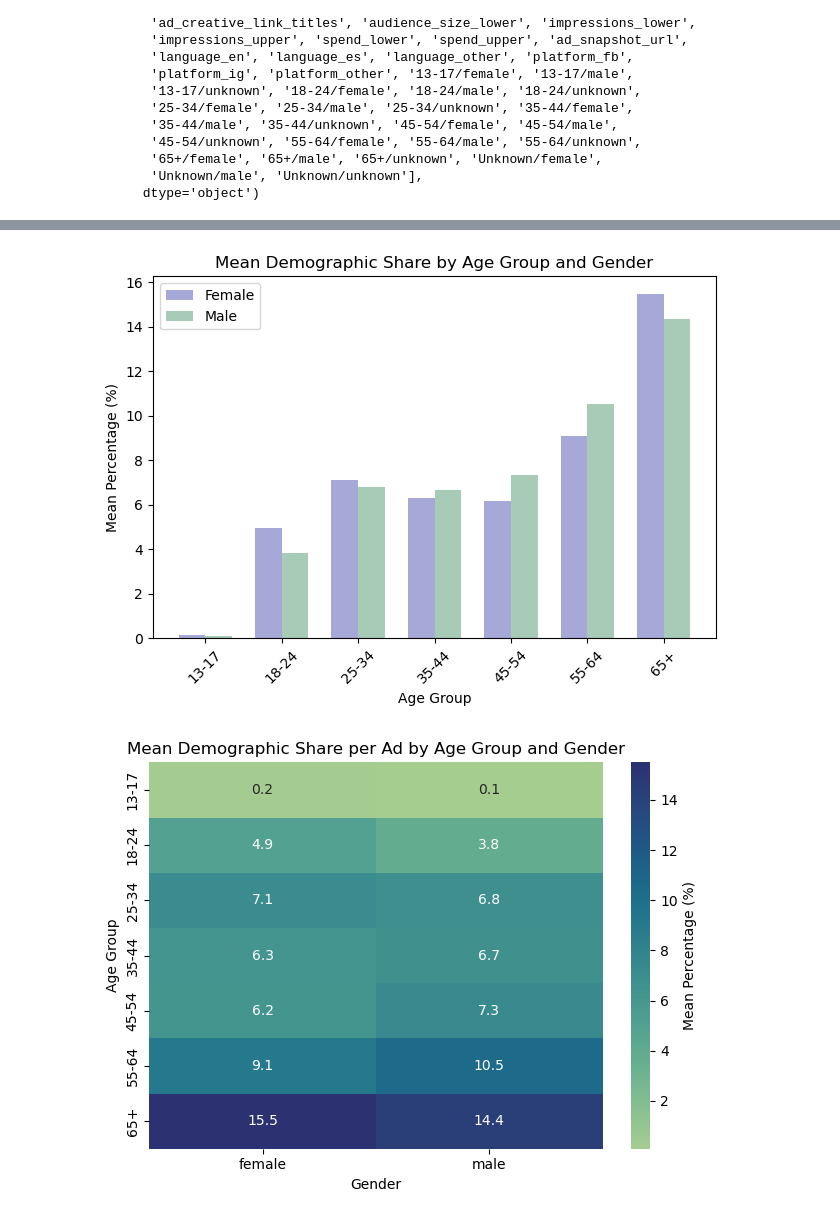
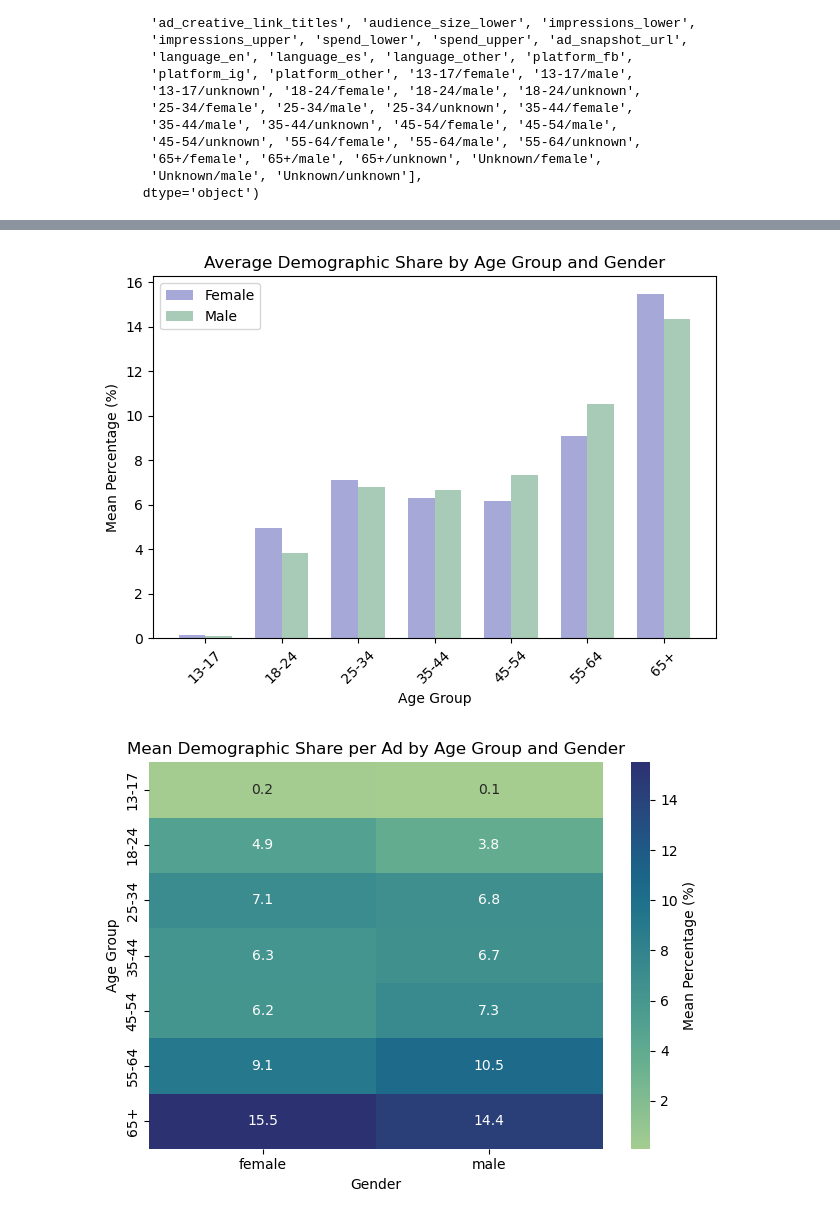
Before and after one commit to jex004/math189-final-project, a Jupyter notebook: claire-eda.ipynb, the cells around one changed output, grey strips where cells are left out. Cells and saved outputs as stored; diff of their text form; code cells hidden in the pictures.

Commit message:
added figures for report

```diff
--- a/claire-eda.ipynb
+++ b/claire-eda.ipynb
@@ -39,12 +39,7 @@ Index(['id', 'ad_creation_time', 'ad_delivery_start_time', 'bylines',
 demo_cols = [c for c in df.columns if '/' in c]
 
 # melt
-demo_df = (
-    df.melt(
-        id_vars=['id', 'impressions_lower', 'impressions_upper', 'spend_lower', 'spend_upper'],
-        value_vars=demo_cols
-    )
-)
+demo_df = (df.melt(id_vars=['id', 'impressions_lower', 'impressions_upper', 'spend_lower', 'spend_upper'], value_vars=demo_cols))
 demo_df[['age_group','gender']] = demo_df['variable'].str.split('/', expand=True)
 demo_df = demo_df.drop(columns=['variable'])
 
@@ -77,33 +72,33 @@ demo_df_valid.head()
 # %%
 # Compute mean share by age_group and gender
 mean_demo = (demo_df_valid.groupby(['age_group', 'gender'], as_index=False).agg({'value': 'mean'}))
 
 # Pivot for grouped bar plotting
 pivot_demo = mean_demo.pivot(index='age_group', columns='gender', values='value')
 
 import matplotlib.pyplot as plt
 import numpy as np
 
 # Ensure consistent age order (sorted naturally)
 pivot_demo = pivot_demo.sort_index()
 
 x = np.arange(len(pivot_demo.index))
 width = 0.35
 
 plt.figure()
 plt.bar(x - width/2, pivot_demo['female'], width, label='Female', color='#a6a8d8')
 plt.bar(x + width/2, pivot_demo['male'], width, label='Male', color='#a8cbb7')
 
 plt.xticks(x, pivot_demo.index, rotation=45)
 plt.xlabel('Age Group')
 plt.ylabel('Mean Percentage (%)')
-plt.title('Mean Demographic Share by Age Group and Gender')
+plt.title('Average Demographic Share by Age Group and Gender')
 plt.legend()
 
 plt.tight_layout()
 plt.show()
 # %% [output]
-[figure, old version]
+[figure, new version]
 # %%
 mean_demo_by_age_gender = (demo_df_valid.groupby(['age_group','gender'])['value'].mean().unstack())
 mean_demo_by_age_gender = mean_demo_by_age_gender.drop(columns=['unknown'])
```
Also changed, not shown: parts of 46 cells of this notebook, 6 other files.
